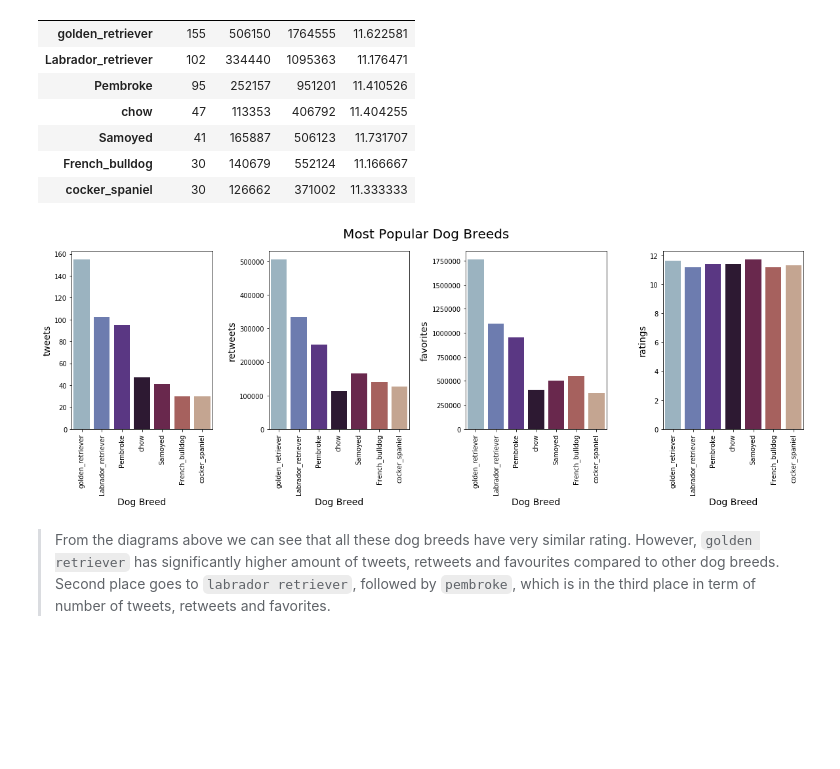
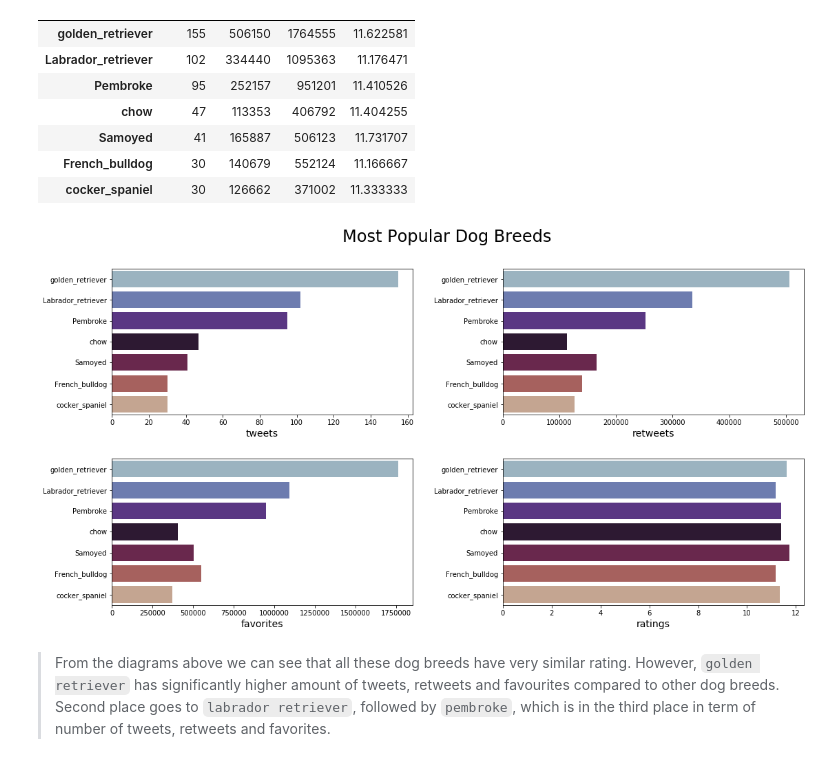
Before and after one commit to weichong-ong/Twitter_Account_Data_Wrangling, a Jupyter notebook: wrangle_act.ipynb, the cells around one changed output. Saved outputs shown, nothing was run; the diff lists cells and outputs as text; code cells hidden in the pictures; blank space fills up the shorter version.

Commit message:
Rotate bar chart axes

```diff
--- a/wrangle_act.ipynb
+++ b/wrangle_act.ipynb
@@ -1036,19 +1038,19 @@ most_popular_dog_breeds_agg
 | French_bulldog | 30 | 140679 | 552124 | 11.166667 |
 | cocker_spaniel | 30 | 126662 | 371002 | 11.333333 |
 # %%
-fig = plt.figure(figsize=(20,5))
-fig.subplots_adjust(wspace=0.4)
+fig = plt.figure(figsize=(18,9))
+fig.subplots_adjust(wspace=0.3, hspace=0.3)
 i=1
 for f in most_popular_dog_breeds_agg.columns:
-    ax = fig.add_subplot(1, 4, i)
-    ax = sns.barplot(x = most_popular_dog_breeds_agg.index, y = most_popular_dog_breeds_agg.loc[:, f], palette='twilight')
-    ax.set_xlabel('Dog Breed', fontsize = 14)
-    ax.set_xticklabels(most_popular_dog_breeds_agg.index, rotation=90)
-    ax.set_ylabel(f, fontsize = 14)
+    ax = fig.add_subplot(2, 2, i)
+    ax = sns.barplot(x = most_popular_dog_breeds_agg.loc[:, f], y = most_popular_dog_breeds_agg.index, palette='twilight')
+    ax.set_yticklabels(most_popular_dog_breeds_agg.index)
+    ax.set_ylabel('')
+    ax.set_xlabel(f, fontsize = 14)
     i+=1
-fig.suptitle('Most Popular Dog Breeds', ha='center', va='center', fontsize=20, y=0.95);
+fig.suptitle('Most Popular Dog Breeds', ha='center', va='center', fontsize=24, y=0.95);
 # %% [output]
-[figure, old version]
+[figure, new version]
 # %% [markdown]
 > From the diagrams above we can see that all these dog breeds have very similar rating. However, `golden retriever` has significantly higher amount of tweets, retweets and favourites compared to other dog breeds. Second place goes to `labrador retriever`, followed by `pembroke`, which is in the third place in term of number of tweets, retweets and favorites.
 # %% [markdown]
```
Also changed, not shown: parts of 4 cells of this notebook.
